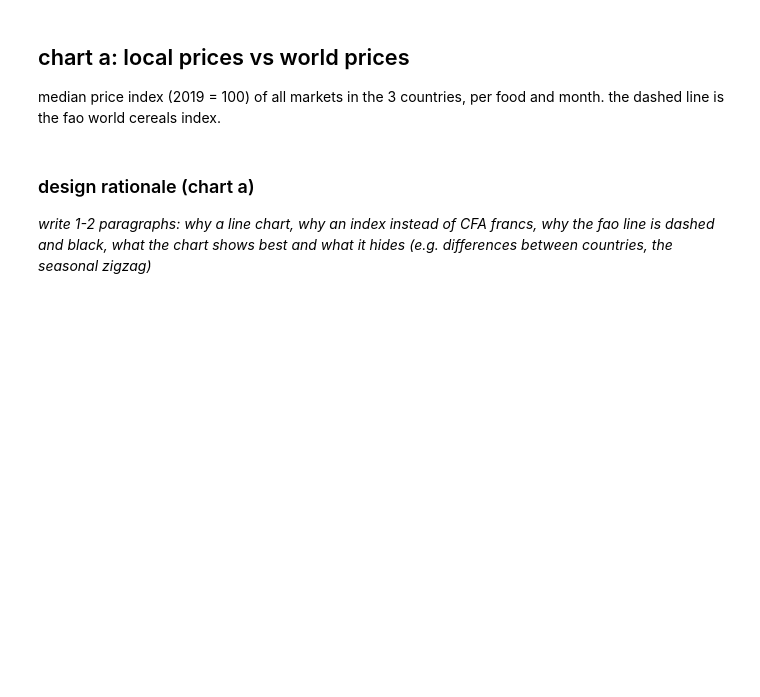
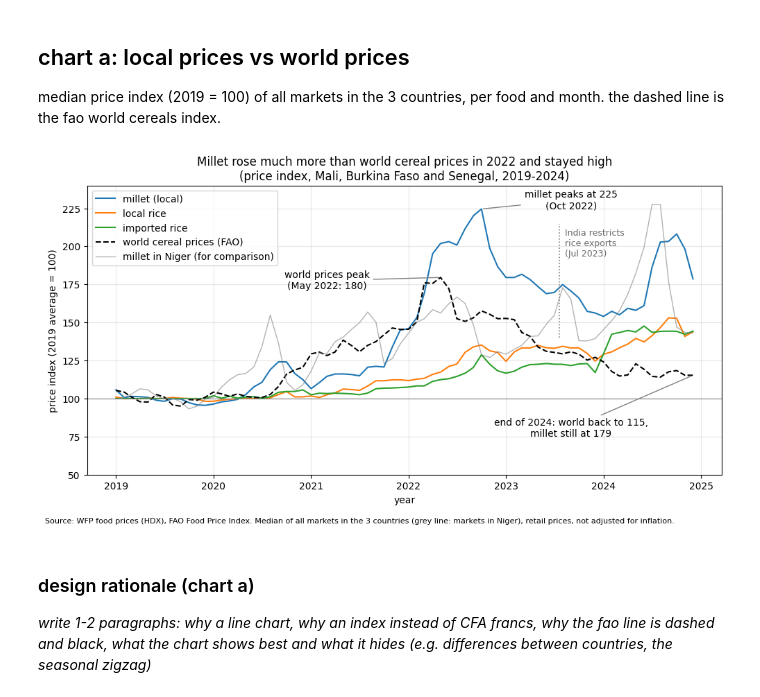
Before and after one commit to venetagrigorova/food-prices-visualization, a Jupyter notebook: assignment2/charts.ipynb, the cells around one changed output. Cells and saved outputs as stored; diff of their text form; code cells hidden in the pictures; blank space fills up the shorter version.

```diff
--- a/assignment2/charts.ipynb
+++ b/assignment2/charts.ipynb
@@ -27,34 +27,46 @@ monthly = prices.groupby(["month", "food"]).price_index.median().unstack()
 monthly.index = pd.to_datetime(monthly.index)
 world_peak, millet_peak = fao.idxmax(), monthly.millet.idxmax()
 end = monthly.index[-1]
 
 plt.figure(figsize=(10, 5.5))
 for food, label in foods.items():
     plt.plot(monthly[food], label=label)
 plt.plot(fao, "k--", label="world cereal prices (FAO)")
+# niger's millet as a light line in the background: there the rise started earlier (2021)
+niger = data[(data.iso3 == "NER") & (data.food == "millet") & data.year.between(2019, 2024)]
+niger = niger.groupby("month").price_index.median()
+niger.index = pd.to_datetime(niger.index)
+plt.plot(niger, color="grey", linewidth=1, alpha=0.6, label="millet in Niger (for comparison)")
 plt.axhline(100, color="grey", linewidth=0.8)
 
 # labels that tell the story: world peaks first, millet goes higher and stays high
 line = dict(arrowstyle="-", color="grey")
 plt.annotate(f"world prices peak\n({world_peak:%b %Y}: {fao.max():.0f})", (world_peak, fao.max()),
              xytext=(pd.Timestamp("2021-03-01"), 172), ha="center", arrowprops=line)
 plt.annotate(f"millet peaks at {monthly.millet.max():.0f}\n({millet_peak:%b %Y})", (millet_peak, monthly.millet.max()),
              xytext=(pd.Timestamp("2023-09-01"), 225), ha="center", arrowprops=line)
 plt.annotate(f"end of 2024: world back to {fao[end]:.0f},\nmillet still at {monthly.millet[end]:.0f}", (end, fao[end]),
              xytext=(pd.Timestamp("2023-09-01"), 75), ha="center", arrowprops=line)
 
+# india stopped most rice exports in july 2023, imported rice jumps about half a year later
+ban = pd.Timestamp("2023-07-20")
+plt.vlines(ban, 140, 215, color="grey", linestyle=":", linewidth=1.2)
+plt.text(ban + pd.Timedelta(days=20), 212, "India restricts\nrice exports\n(Jul 2023)", fontsize=9, color="dimgrey", va="top")
+
 plt.title("Millet rose much more than world cereal prices in 2022 and stayed high\n"
           "(price index, Mali, Burkina Faso and Senegal, 2019-2024)")
 plt.ylabel("price index (2019 average = 100)")
 plt.xlabel("year")
 plt.ylim(50, 240)
 plt.legend(loc="upper left")
 plt.grid(alpha=0.3)
-plt.figtext(0.01, 0.01, "Source: WFP food prices (HDX), FAO Food Price Index. Median of all markets in the 3 countries, "
+plt.figtext(0.01, 0.01, "Source: WFP food prices (HDX), FAO Food Price Index. Median of all markets in the 3 countries (grey line: markets in Niger), "
             "retail prices, not adjusted for inflation.", fontsize=8)
 plt.tight_layout(rect=(0, 0.03, 1, 1))
 plt.savefig("chart_a_lines.png", dpi=300)
 plt.show()
+# %% [output]
+[figure, added]
 # %% [markdown]
 ### design rationale (chart a)
 
```
Also changed, not shown: parts of 4 cells of this notebook, 3 other files.
